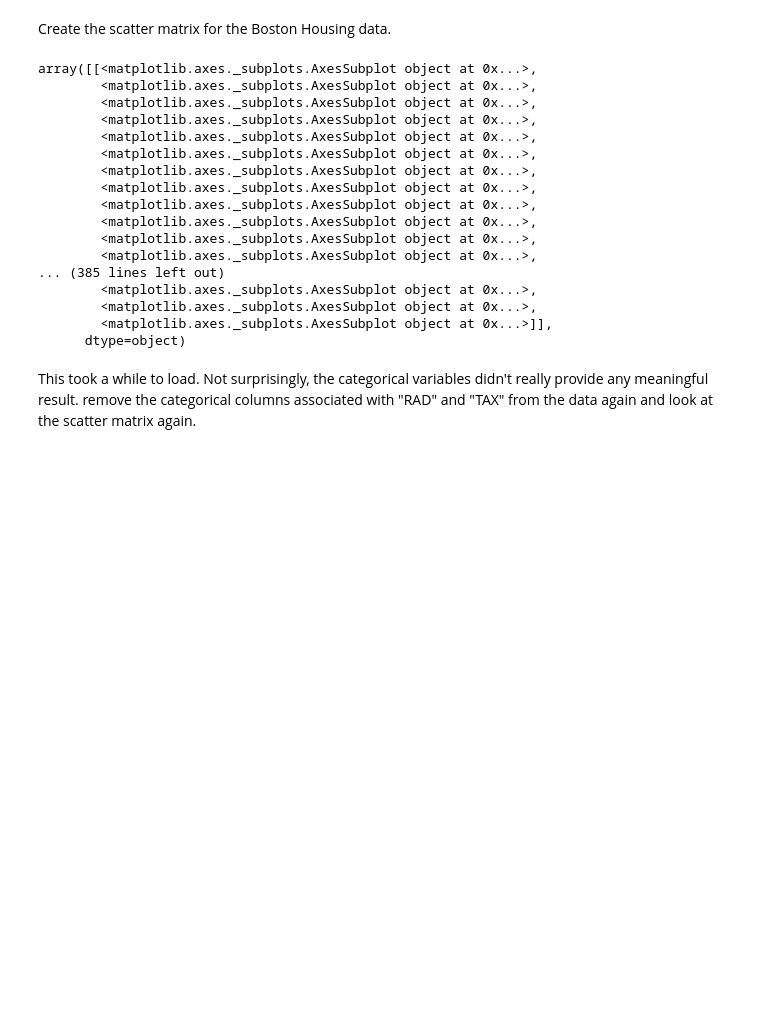
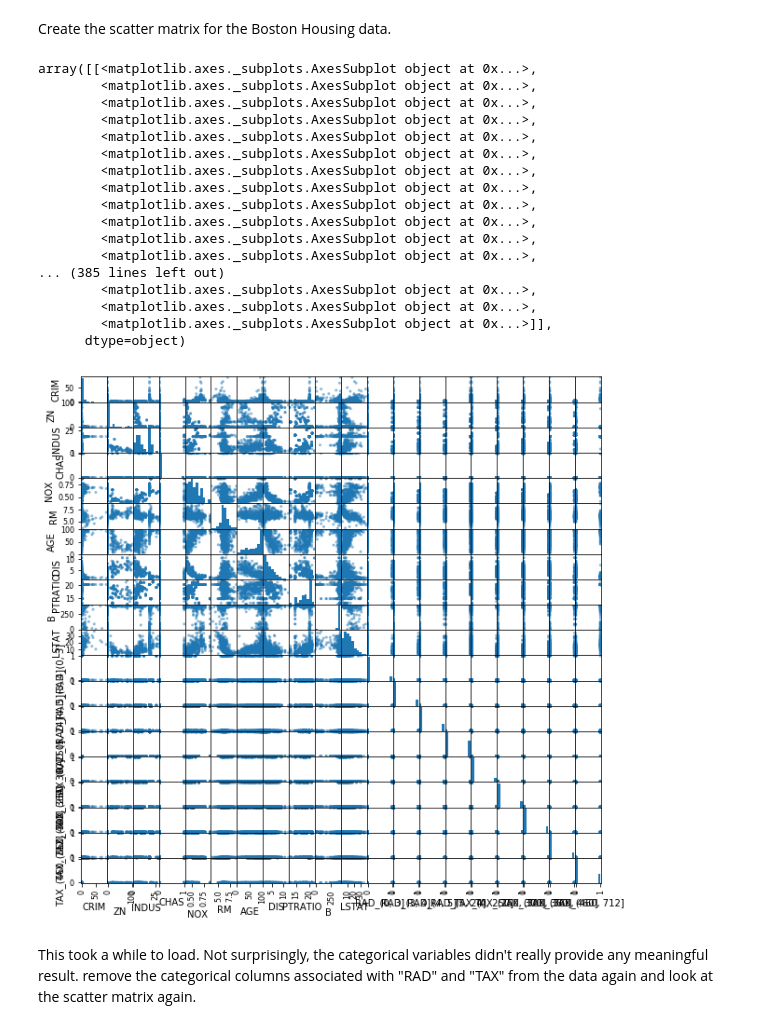
Before and after one commit to hy123udg/dsc-multicollinearity-of-features---lab-nyc-ds-060319, a Jupyter notebook: index.ipynb, the cells around one changed output. Drawn from its saved outputs; the diff is of its cells as text; code cells hidden in the pictures; blank space fills up the shorter version.

```diff
--- a/index.ipynb
+++ b/index.ipynb
@@ -49,24 +49,26 @@ boston_features.head()
 Create the scatter matrix for the Boston Housing data.
 # %%
 pd.plotting.scatter_matrix(boston_features, figsize = (10,10))
+plt
 # %% [output]
 array([[<matplotlib.axes._subplots.AxesSubplot object at 0x...>,
         <matplotlib.axes._subplots.AxesSubplot object at 0x...>,
         <matplotlib.axes._subplots.AxesSubplot object at 0x...>,
         <matplotlib.axes._subplots.AxesSubplot object at 0x...>,
         <matplotlib.axes._subplots.AxesSubplot object at 0x...>,
         <matplotlib.axes._subplots.AxesSubplot object at 0x...>,
         <matplotlib.axes._subplots.AxesSubplot object at 0x...>,
         <matplotlib.axes._subplots.AxesSubplot object at 0x...>,
         <matplotlib.axes._subplots.AxesSubplot object at 0x...>,
         <matplotlib.axes._subplots.AxesSubplot object at 0x...>,
         <matplotlib.axes._subplots.AxesSubplot object at 0x...>,
         <matplotlib.axes._subplots.AxesSubplot object at 0x...>,
 ... (385 lines left out)
         <matplotlib.axes._subplots.AxesSubplot object at 0x...>,
         <matplotlib.axes._subplots.AxesSubplot object at 0x...>,
         <matplotlib.axes._subplots.AxesSubplot object at 0x...>]],
       dtype=object)
+[figure, added]
 # %% [markdown]
 This took a while to load. Not surprisingly, the categorical variables didn't really provide any meaningful result. remove the categorical columns associated with "RAD" and "TAX" from the data again and look at the scatter matrix again.
 # %% [markdown]
```
